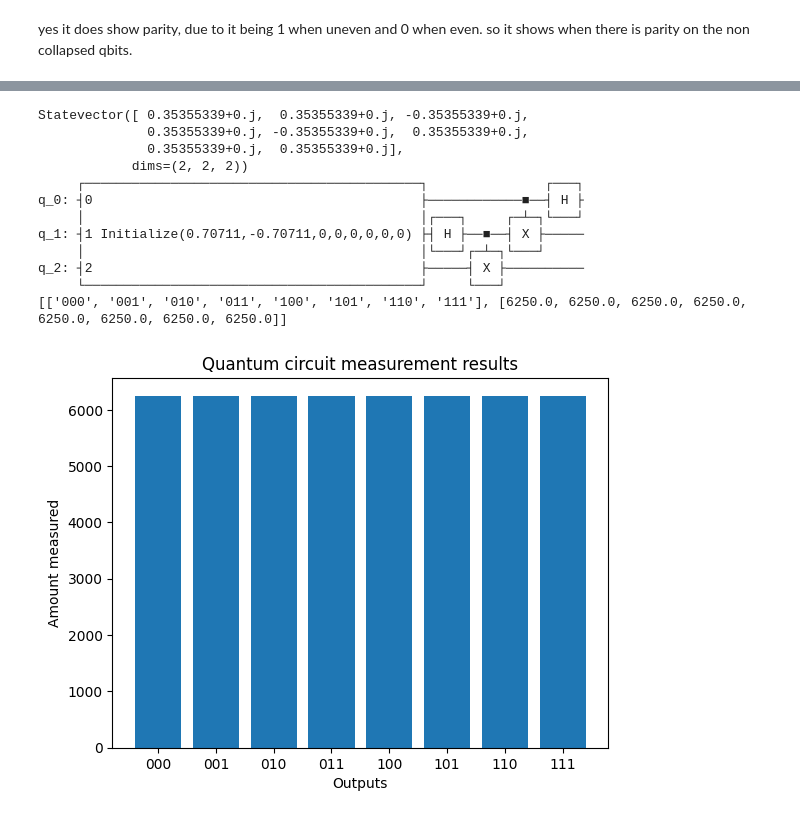
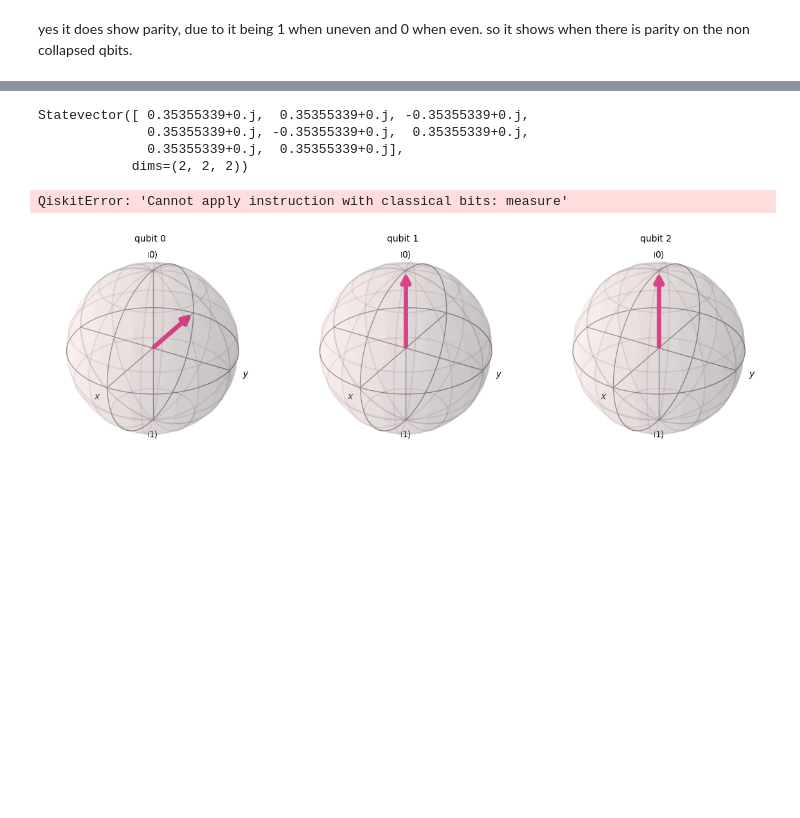
Before and after one commit to Lilith207/PythonForQuantum, a Jupyter notebook: Introduction/Assignment 5/QCI - Assignment5.ipynb, the cells around one changed output, grey strips where cells are left out. Saved outputs shown, nothing was run; the diff lists cells and outputs as text; code cells hidden in the pictures; blank space fills up the shorter version.

```diff
--- a/Introduction/Assignment 5/QCI - Assignment5.ipynb
+++ b/Introduction/Assignment 5/QCI - Assignment5.ipynb
@@ -500,6 +500,7 @@ NB: In order to better show the result of your algorithm, you should initialize
 # %%
 # Solution
 import qiskit
+from qiskit.quantum_info import Statevector
 from qiskit_aer import StatevectorSimulator
 import matplotlib.pyplot as PL
 import math
@@ -513,41 +514,41 @@ def RunSim(cir, trials):
                 counts = [[i[z][0]],[i[z][1]]]
                 continue
             if not counts[0].__contains__(i[z][0]):
                 counts[0].append(i[z][0])
                 counts[1].append(i[z][1])
             else:
                 index = counts[0].index(i[z][0])
                 counts[1][index] += i[z][1]
     return counts
 
-QQ = qiskit.QuantumCircuit(3)
+QQ = qiskit.QuantumCircuit(3,2)
 QQ.initialize([1/math.sqrt(2),-1/math.sqrt(2),0,0,0,0,0,0])
+PL.figure(Statevector(QQ).draw(output="bloch"))
 QQ.h(1)
 QQ.cx(1,2)
 QQ.cx(0,1)
 QQ.h(0)
+
 print(qiskit.quantum_info.Statevector(QQ))
+QQ.measure(0, 0)
+QQ.measure(1, 1)
+QQ.cx(1, 2)
+QQ.cz(0, 2)
+PL.figure(Statevector(QQ.).draw(output="bloch"))
 print(QQ)
 
-res = RunSim(QQ, 50000)
+res = RunSim(QQ, 500)
 print(res)
 
 PL.bar(res[0], res[1])
 PL.ylabel("Amount measured")
 PL.xlabel('Outputs')
 PL.title("Quantum circuit measurement results")
 PL.show()
 # %% [output]
 Statevector([ 0.35355339+0.j,  0.35355339+0.j, -0.35355339+0.j,
               0.35355339+0.j, -0.35355339+0.j,  0.35355339+0.j,
               0.35355339+0.j,  0.35355339+0.j],
             dims=(2, 2, 2))
-     ┌───────────────────────────────────────────┐               ┌───┐
-q_0: ┤0                                          ├────────────■──┤ H ├
-     │                                           │┌───┐     ┌─┴─┐└───┘
-q_1: ┤1 Initialize(0.70711,-0.70711,0,0,0,0,0,0) ├┤ H ├──■──┤ X ├─────
-     │                                           │└───┘┌─┴─┐└───┘
-q_2: ┤2                                          ├─────┤ X ├──────────
-     └───────────────────────────────────────────┘     └───┘
-[['000', '001', '010', '011', '100', '101', '110', '111'], [6250.0, 6250.0, 6250.0, 6250.0, 6250.0, 6250.0, 6250.0, 6250.0]]
+QiskitError: 'Cannot apply instruction with classical bits: measure'
-[figure, old version]
+[figure, new version]
```
